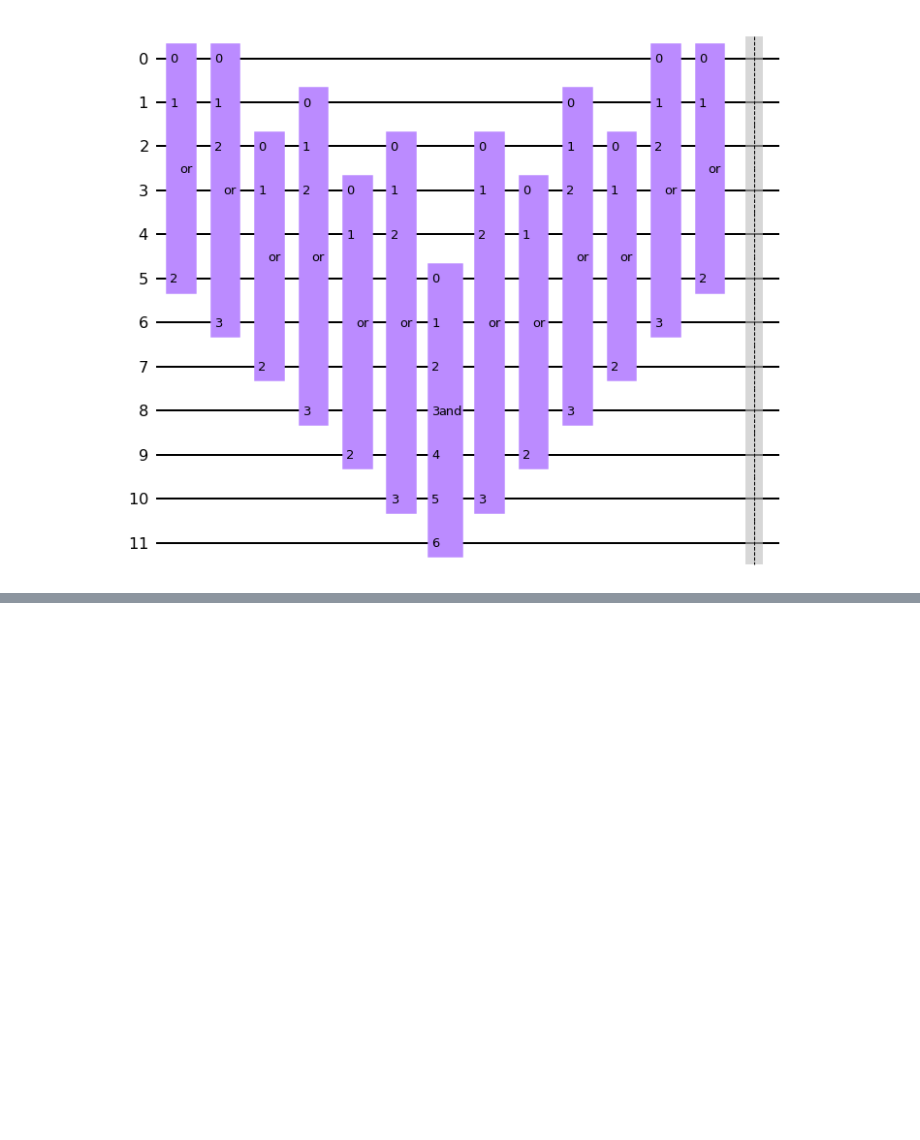
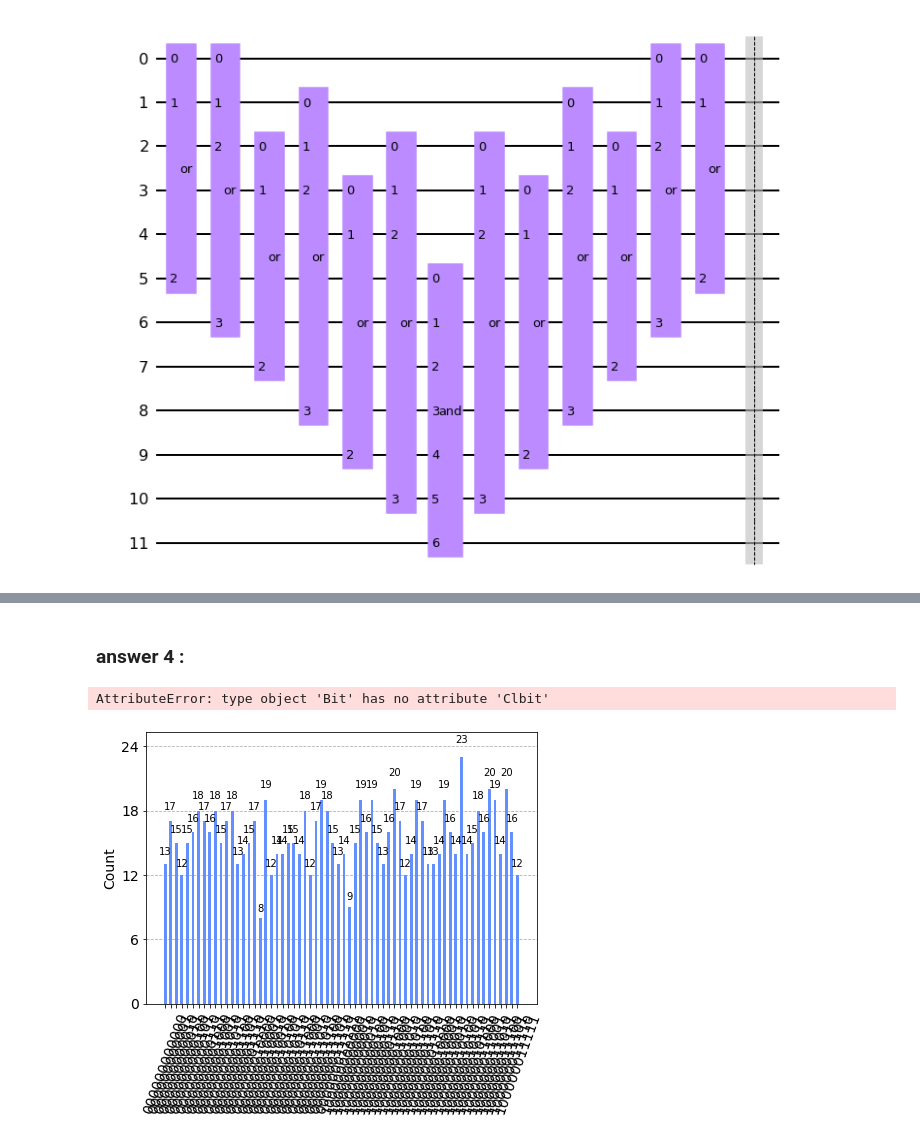
Before and after one commit to leonardeuler13/IQC_project, a Jupyter notebook: miniproject.ipynb, the cells around one changed output, grey strips where cells are left out. Saved outputs shown, nothing was run; the diff lists cells and outputs as text; code cells hidden in the pictures; blank space fills up the shorter version.

```diff
--- a/miniproject.ipynb
+++ b/miniproject.ipynb
@@ -130,0 +120,17 @@ AerError: 'unknown instruction: state_preparation'
+# %% [markdown]
+### answer 4 :
+# %%
+full_circuit = state_prep.compose(oracle_gate).compose(reflection_gate)
+full_circuit.measure(full_circuit.qubits[:5], Bit.Clbit())
+full_circuit.draw('mpl')
+# %% [output]
+AttributeError: type object 'Bit' has no attribute 'Clbit'
+# %%
+sim_ideal = AerSimulator()  # construct simulator
+
+job_ideal = sim_ideal.run(transpile(full_circuit, sim_ideal), shots=1000)  # launch a job to run the circuit multiple times
+res_ideal = job_ideal.result()  # obtain results of a run
+counts_ideal = res_ideal.get_counts()  # obtain results of the measumerents
+plot_histogram(counts_ideal)
+# %% [output]
+[figure, added]
```
Also changed, not shown: parts of 8 cells of this notebook.
